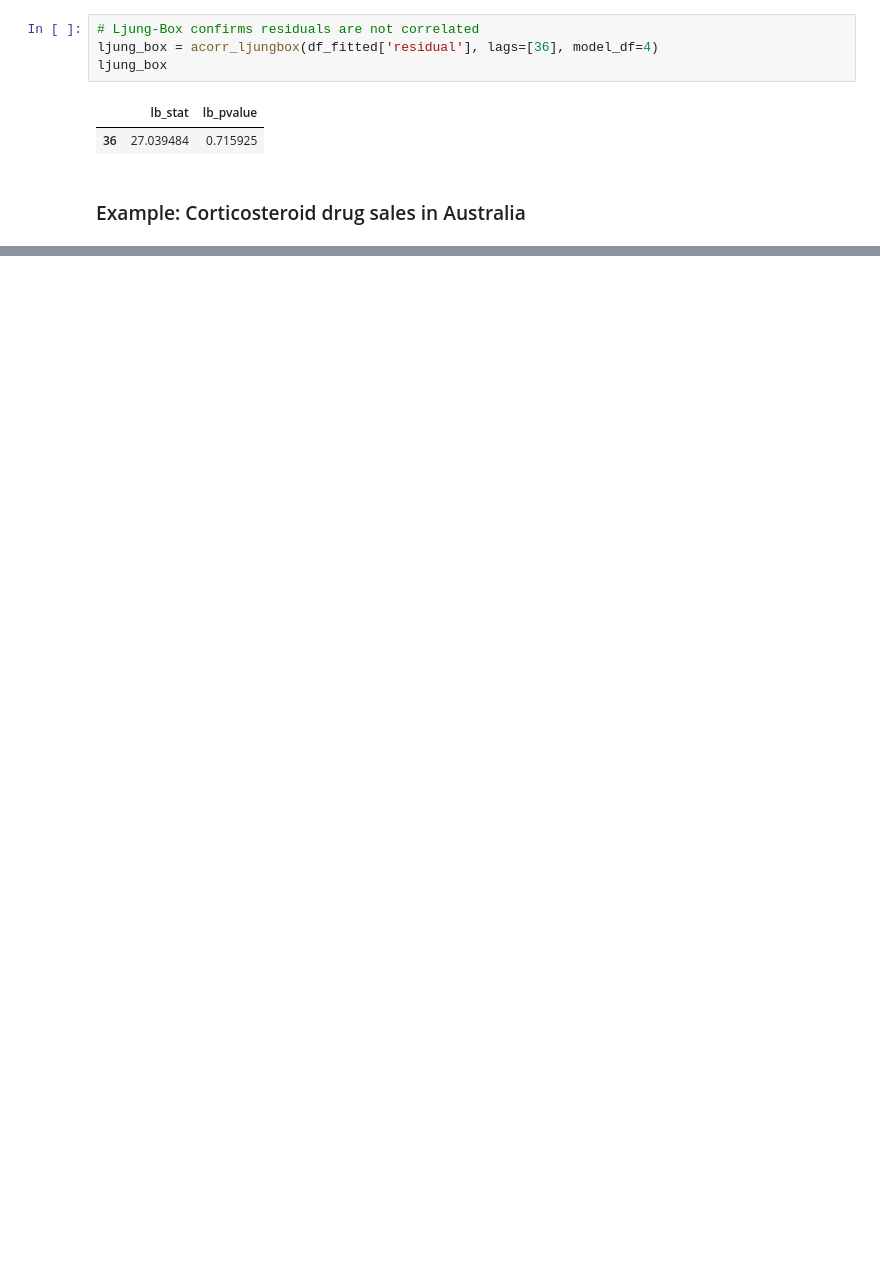
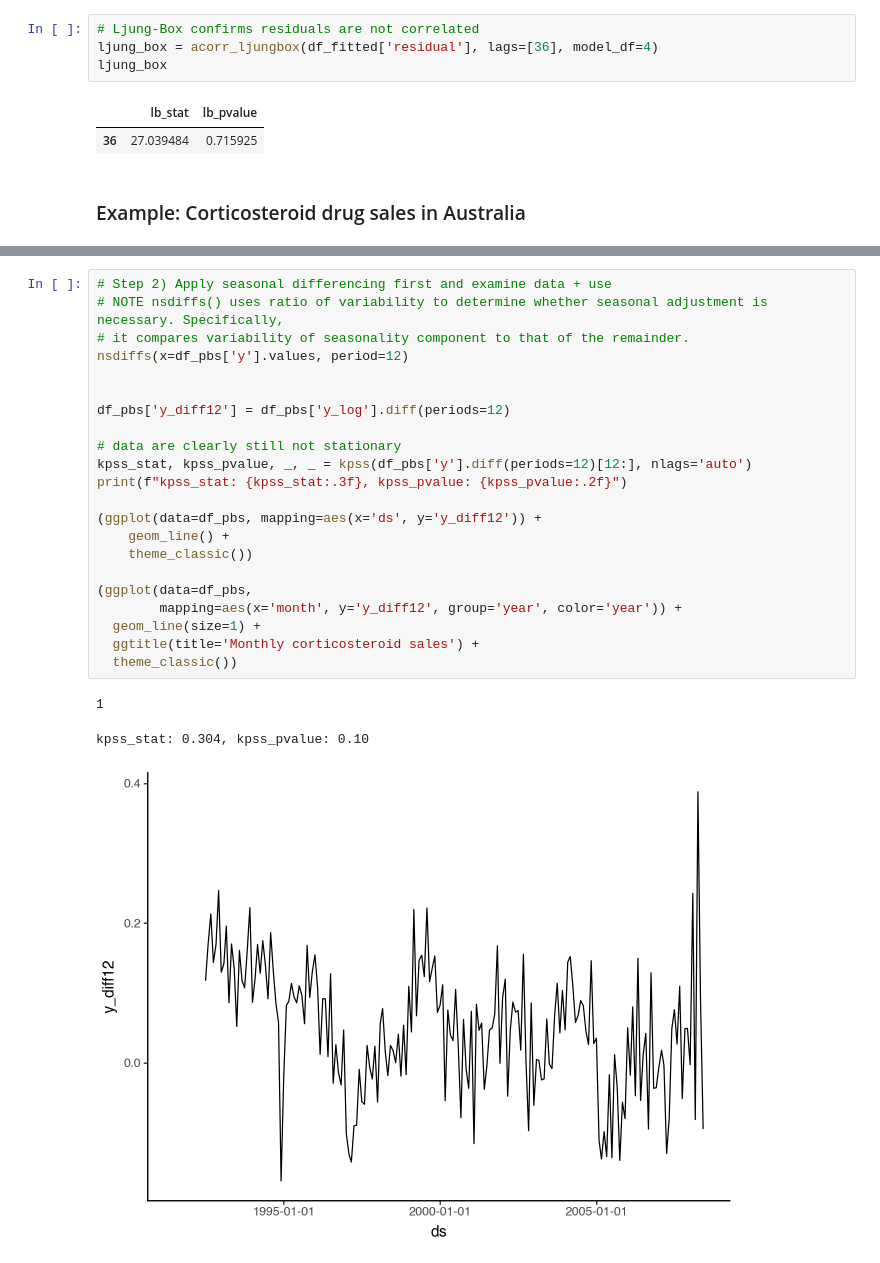
Before and after one commit to sebsciarra/gas_pump_prices, a Jupyter notebook: notebooks/chap9_arima.ipynb, the cells around one changed output, grey strips where cells are left out. Saved outputs shown, nothing was run; the diff lists cells and outputs as text; blank space fills up the shorter version.

```diff
--- a/notebooks/chap9_arima.ipynb
+++ b/notebooks/chap9_arima.ipynb
@@ -838,0 +879,26 @@ ljung_box
+# %%
+# Step 2) Apply seasonal differencing first and examine data + use
+# NOTE nsdiffs() uses ratio of variability to determine whether seasonal adjustment is necessary. Specifically,
+# it compares variability of seasonality component to that of the remainder.
+nsdiffs(x=df_pbs['y'].values, period=12)
+
+
+df_pbs['y_diff12'] = df_pbs['y_log'].diff(periods=12)
+
+# data are clearly still not stationary
+kpss_stat, kpss_pvalue, _, _ = kpss(df_pbs['y'].diff(periods=12)[12:], nlags='auto')
+print(f"kpss_stat: {kpss_stat:.3f}, kpss_pvalue: {kpss_pvalue:.2f}")
+
+(ggplot(data=df_pbs, mapping=aes(x='ds', y='y_diff12')) +
+    geom_line() +
+    theme_classic())
+
+(ggplot(data=df_pbs,
+        mapping=aes(x='month', y='y_diff12', group='year', color='year')) +
+  geom_line(size=1) +
+  ggtitle(title='Monthly corticosteroid sales') +
+  theme_classic())
+# %% [output]
+1
+kpss_stat: 0.304, kpss_pvalue: 0.10
+[figure, added]
```
Also changed, not shown: parts of 11 cells of this notebook.
